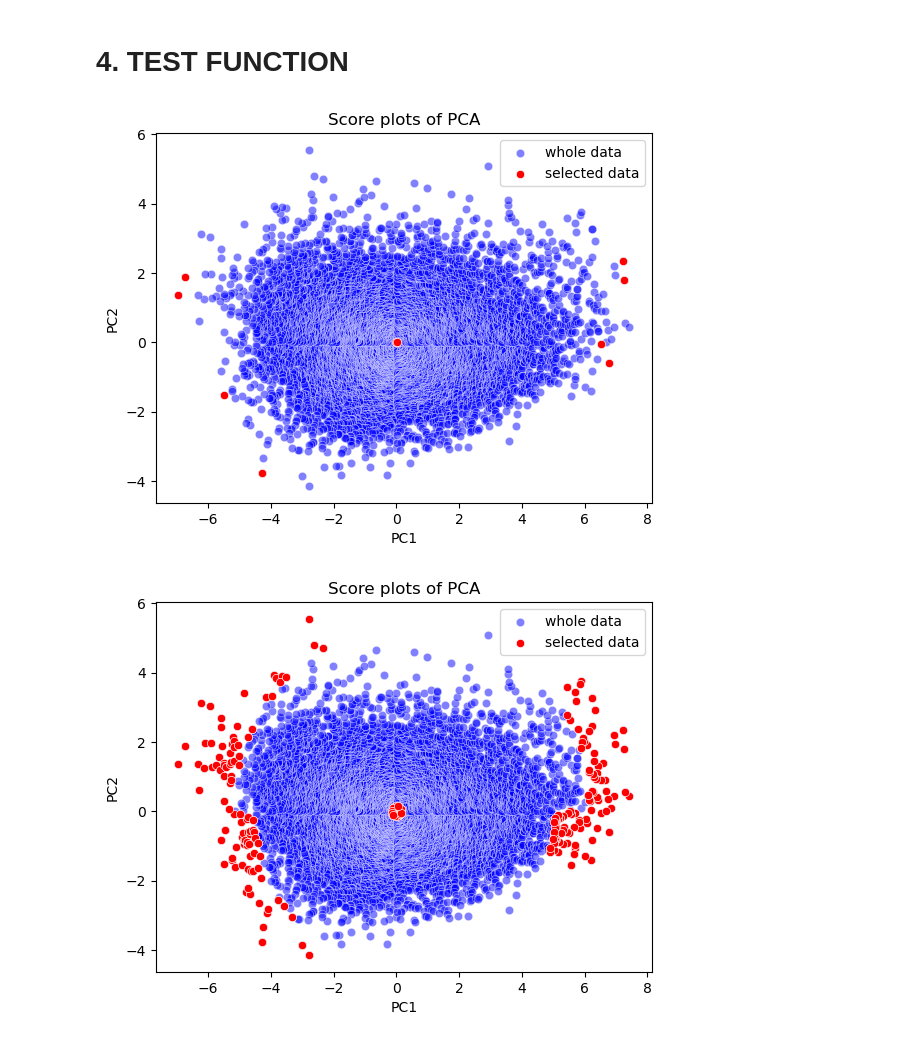
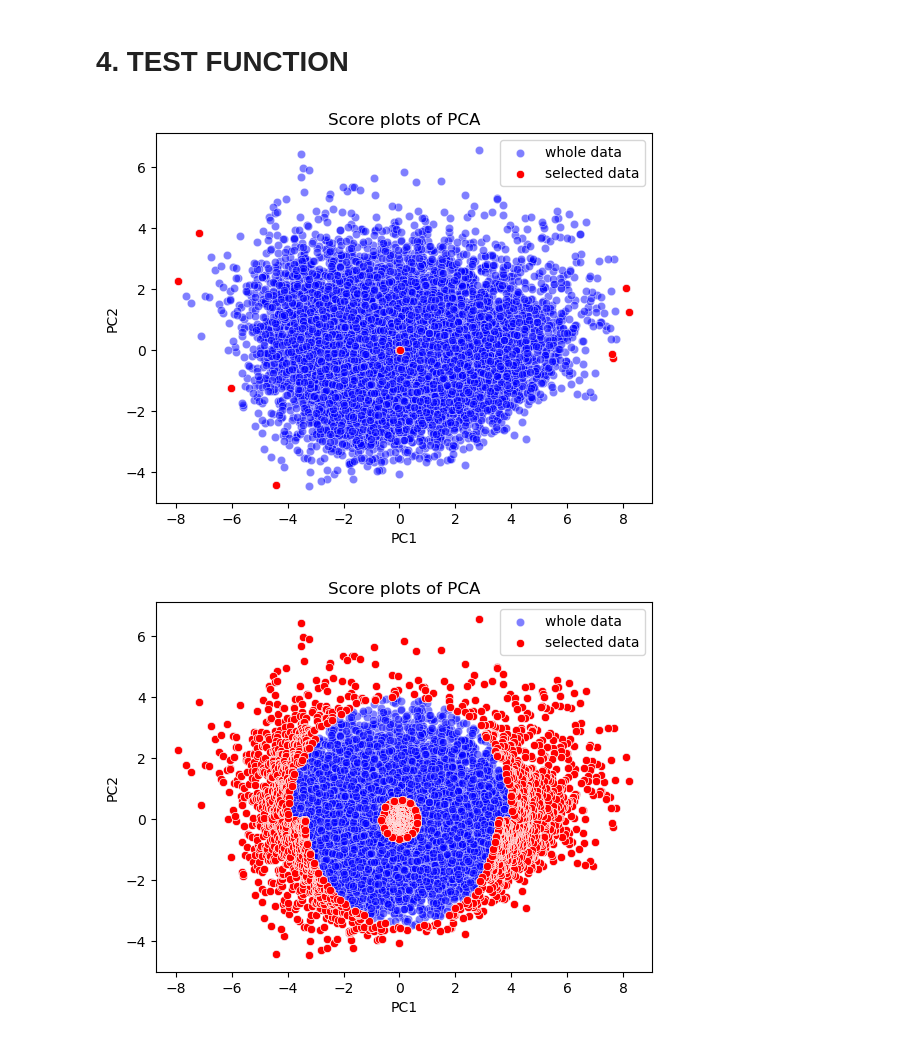
Before and after one commit to DinhLongHuynh/Variety_training_test_split, a Jupyter notebook: variety_sampling.ipynb, the cells around one changed output. Drawn from its saved outputs; the diff is of its cells as text; code cells hidden in the pictures.

```diff
--- a/variety_sampling.ipynb
+++ b/variety_sampling.ipynb
@@ -39,6 +37,6 @@ Feature list:
 # %%
 # Fill the features that you want to do the PCA
-feature_list = ['MolLogP','MolWt','HBD','HBA','NumAromaticRings','NumRotatableBonds','BalabanJ','BertzCT','HeavyAtomCount','FpDensityMorgan1']
+feature_list = ['MolLogP','MolWt','HBD','HBA','NumAromaticRings','NumRotatableBonds','BalabanJ','BertzCT','HeavyAtomCount','FpDensityMorgan1','FractionCSP3','TPSA','MolMR']
 
 df_prep = df[feature_list]
 # %%
@@ -69,7 +67,7 @@ def variety_selection_pca_based(data, n_components=2, n_obs_each_corner=1, n_cen
     global df_pca
     pca = PCA(n_components=n_components)
     df_pca = pca.fit_transform(data_standard)
-    df_pca = pd.DataFrame(df_pca, columns=[f'PC{i+1}' for i in range(n_components)])
+    df_pca = pd.DataFrame(df_pca, columns=[f'PC{i+1}' for i in range(n_components)], index = data.index)
 
     # Calculate distance to original PCA points
     df_pca['Distance'] = (df_pca ** 2).sum(axis=1)
@@ -81,9 +79,9 @@ def variety_selection_pca_based(data, n_components=2, n_obs_each_corner=1, n_cen
     # Groupsign and choose n_maxmum point at each corner
     global sign_columns
     sign_columns = [column for column in df_pca.columns if column.startswith('sign_')]
-    df_pca = df_pca.sort_values(by=sign_columns + ['Distance'])
 
     max_index = df_pca.groupby(sign_columns)['Distance'].nlargest(n_obs_each_corner).index.get_level_values(-1)
+
 
     # Choose minimum distance as center point
     min_index = df_pca['Distance'].nsmallest(n_center_point).index.get_level_values(-1)
@@ -92,8 +90,8 @@ def variety_selection_pca_based(data, n_components=2, n_obs_each_corner=1, n_cen
     global final_index
     final_index = pd.Index(np.concatenate([max_index, min_index]))
 
-    df_train = df.loc[final_index]
-    df_test = df.drop(df_train.index)
+    df_train = data.loc[final_index]
+    df_test = data.drop(df_train.index)
     # Extract corresponding index
     return df_train, df_test
 # %% [markdown]
@@ -129,17 +128,17 @@ plt.title('Score plots of PCA')
 plt.legend()
 plt.show()
 # %% [output]
-[figure, old version]
+[figure, new version]
 # %%
 # Check the distribution of training dat
-df_train, df_test = variety_selection_pca_based(data=df_prep, n_components=2, n_obs_each_corner=50,n_center_point=50)
+df_train, df_test = variety_selection_pca_based(data=df_prep, n_components=2, n_obs_each_corner=500,n_center_point=500)
 
 df_pca_train = df_pca.loc[final_index]
 
 sns.scatterplot(x='PC1',y='PC2',data=df_pca,color='blue',label='whole data',alpha=0.5)
 sns.scatterplot(x='PC1',y='PC2',data=df_pca_train,color='red',label='selected data')
 plt.title('Score plots of PCA')
 plt.legend()
 plt.show()
 # %% [output]
-[figure, old version]
+[figure, new version]
```
Also changed, not shown: parts of 2 cells of this notebook.
